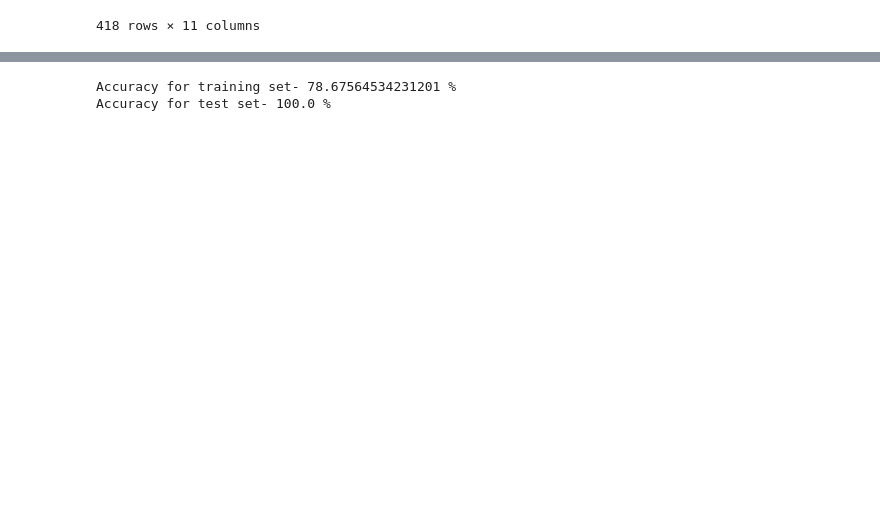
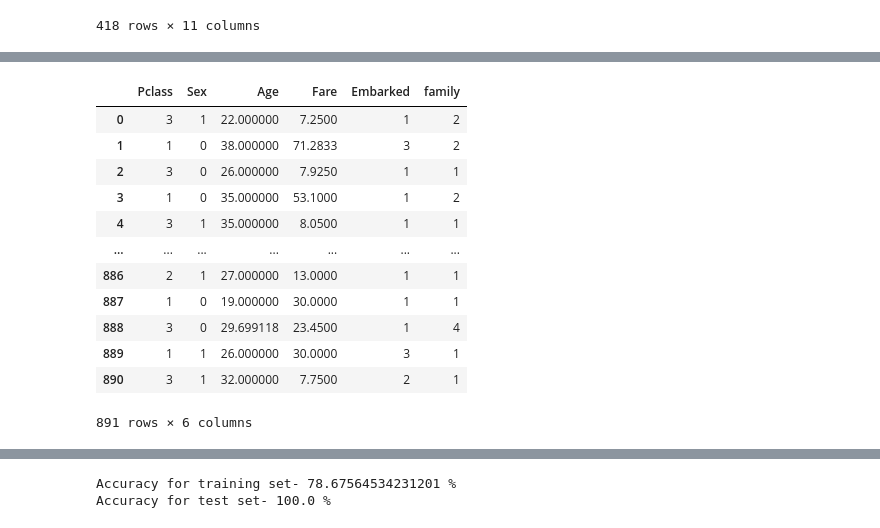
Before and after one commit to devangm2000/Kaggle_Titanic, a Jupyter notebook: kaggletitanic.ipynb, the cells around one changed output, grey strips where cells are left out. Drawn from its saved outputs; the diff is of its cells as text; code cells hidden in the pictures; blank space fills up the shorter version.

```diff
--- a/kaggletitanic.ipynb
+++ b/kaggletitanic.ipynb
@@ -54,0 +89,17 @@ test['Embarked'] = test['Embarked'].replace(['S','Q','C'],[1,2,3])
+# %%
+X_train=train.drop(columns=['PassengerId','Name','SibSp','Parch','Ticket','Cabin','Survived'])
+X_train
+# %% [output]
+|  | Pclass | Sex | Age | Fare | Embarked | family |
+| 0 | 3 | 1 | 22.000000 | 7.2500 | 1 | 2 |
+| 1 | 1 | 0 | 38.000000 | 71.2833 | 3 | 2 |
+| 2 | 3 | 0 | 26.000000 | 7.9250 | 1 | 1 |
+| 3 | 1 | 0 | 35.000000 | 53.1000 | 1 | 2 |
+| 4 | 3 | 1 | 35.000000 | 8.0500 | 1 | 1 |
+| ... | ... | ... | ... | ... | ... | ... |
+| 886 | 2 | 1 | 27.000000 | 13.0000 | 1 | 1 |
+| 887 | 1 | 0 | 19.000000 | 30.0000 | 1 | 1 |
+| 888 | 3 | 0 | 29.699118 | 23.4500 | 1 | 4 |
+| 889 | 1 | 1 | 26.000000 | 30.0000 | 3 | 1 |
+| 890 | 3 | 1 | 32.000000 | 7.7500 | 2 | 1 |
+891 rows × 6 columns
```
Also changed, not shown: parts of 13 cells of this notebook.
